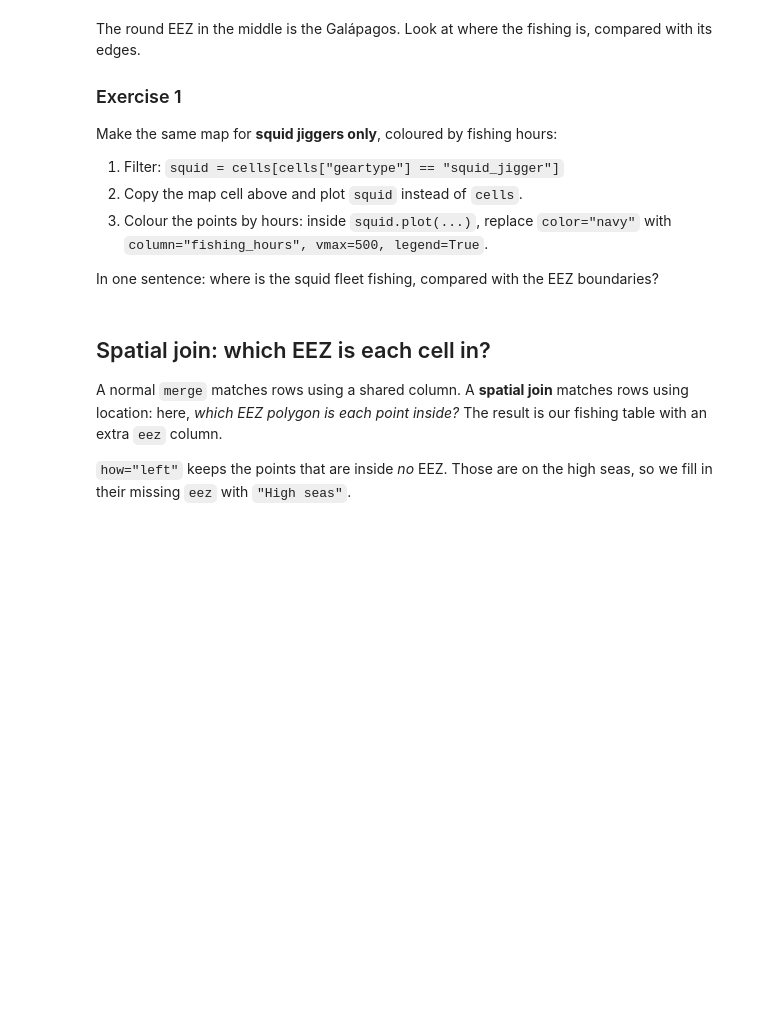
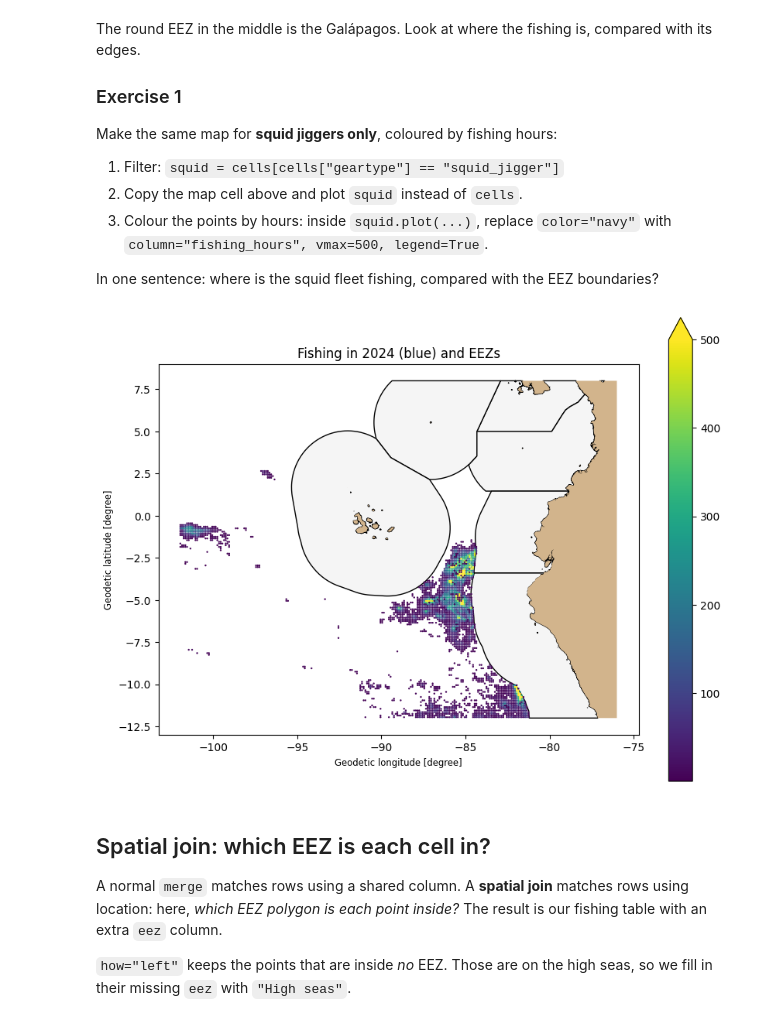
Before and after one commit to victoirevyr/QM2, a Jupyter notebook: notebooks/W03. Spatial Data.ipynb, the cells around one changed output. Saved outputs shown, nothing was run; the diff lists cells and outputs as text; code cells hidden in the pictures; blank space fills up the shorter version.

```diff
--- a/notebooks/W03. Spatial Data.ipynb
+++ b/notebooks/W03. Spatial Data.ipynb
@@ -103,6 +103,14 @@ Make the same map for **squid jiggers only**, coloured by fishing hours:
 In one sentence: where is the squid fleet fishing, compared with the EEZ boundaries?
 # %%
 # your code here
+squid = cells[cells["geartype"] == "squid_jigger"]
+ax = eez.plot(figsize=(10, 8), color="whitesmoke", edgecolor="black")   # EEZ polygons
+land.plot(ax=ax, color="tan")                                            # land
+squid.plot(ax=ax, markersize=0.5, column="fishing_hours", vmax=500, legend=True)                          # fishing cells (points)
+plt.title("Fishing in 2024 (blue) and EEZs")
+plt.show()
+# %% [output]
+[figure, added]
 # %% [markdown]
 ## Spatial join: which EEZ is each cell in?
 
```
Also changed, not shown: parts of 8 cells of this notebook.
